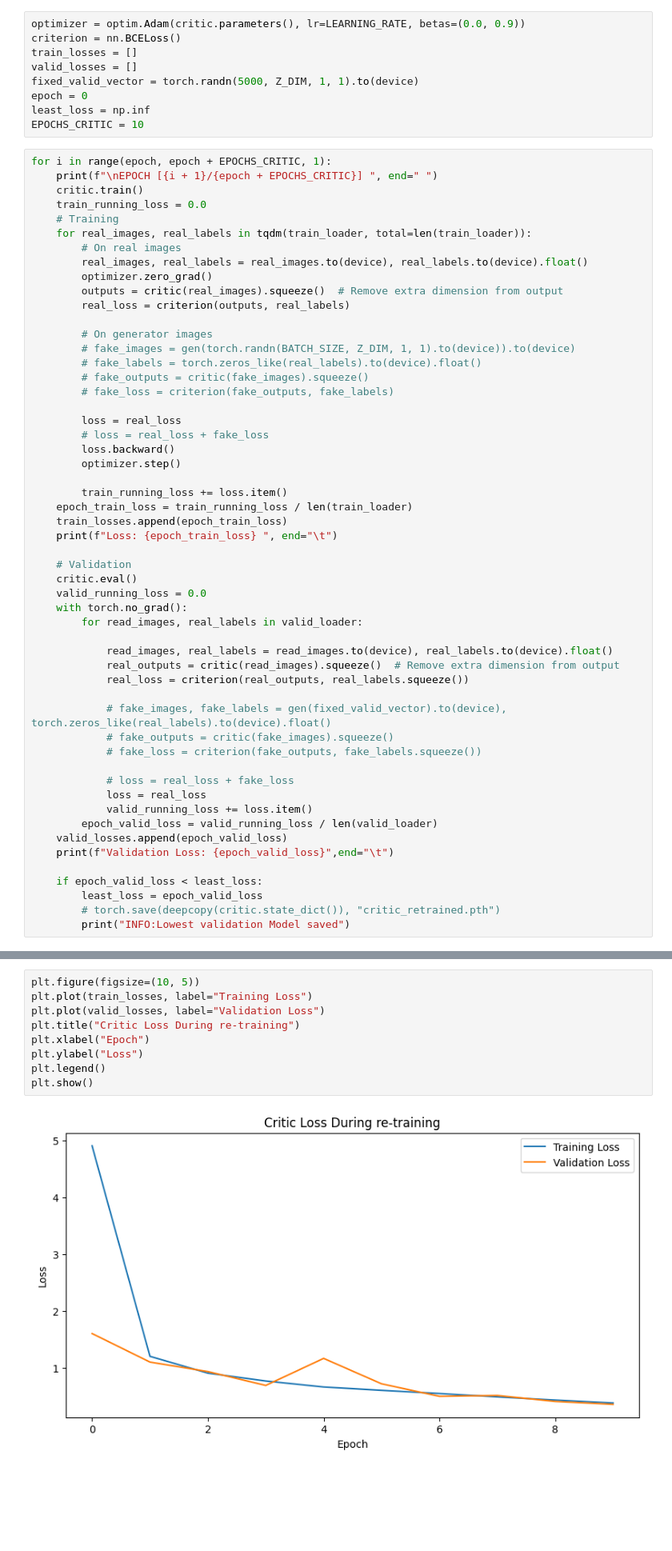
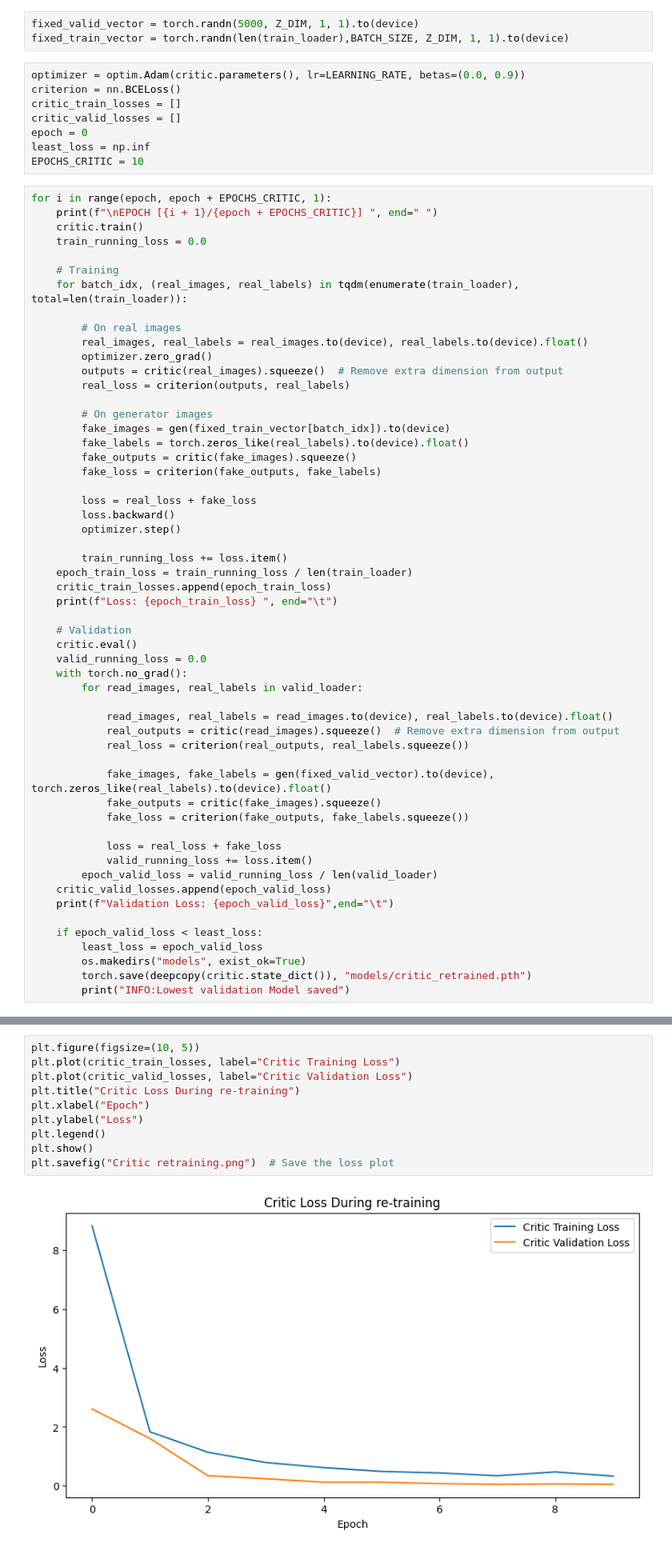
Before and after one commit to sanyamjain0315/generated-image-detection, a Jupyter notebook: WGAN.ipynb, the cells around one changed output, grey strips where cells are left out. Shown at 80% size. Saved outputs shown, nothing was run; the diff lists cells and outputs as text; blank space fills up the shorter version.

Commit message:
Final retrained models as well as benchmark models created and tested.

```diff
--- a/WGAN.ipynb
+++ b/WGAN.ipynb
@@ -501,9 +447,11 @@ tensor(1)
+# %%
+fixed_valid_vector = torch.randn(5000, Z_DIM, 1, 1).to(device)
+fixed_train_vector = torch.randn(len(train_loader),BATCH_SIZE, Z_DIM, 1, 1).to(device)
 # %%
 optimizer = optim.Adam(critic.parameters(), lr=LEARNING_RATE, betas=(0.0, 0.9))
 criterion = nn.BCELoss()
-train_losses = []
-valid_losses = []
-fixed_valid_vector = torch.randn(5000, Z_DIM, 1, 1).to(device)
+critic_train_losses = []
+critic_valid_losses = []
 epoch = 0
 least_loss = np.inf
 EPOCHS_CRITIC = 10
@@ -512,8 +460,10 @@ for i in range(epoch, epoch + EPOCHS_CRITIC, 1):
     print(f"\nEPOCH [{i + 1}/{epoch + EPOCHS_CRITIC}] ", end=" ")
     critic.train()
     train_running_loss = 0.0
+
     # Training
-    for real_images, real_labels in tqdm(train_loader, total=len(train_loader)):
+    for batch_idx, (real_images, real_labels) in tqdm(enumerate(train_loader), total=len(train_loader)):
+
         # On real images
         real_images, real_labels = real_images.to(device), real_labels.to(device).float()
         optimizer.zero_grad()
@@ -521,19 +471,18 @@ for i in range(epoch, epoch + EPOCHS_CRITIC, 1):
         real_loss = criterion(outputs, real_labels)
 
         # On generator images
-        # fake_images = gen(torch.randn(BATCH_SIZE, Z_DIM, 1, 1).to(device)).to(device)
-        # fake_labels = torch.zeros_like(real_labels).to(device).float()
-        # fake_outputs = critic(fake_images).squeeze()
-        # fake_loss = criterion(fake_outputs, fake_labels)
+        fake_images = gen(fixed_train_vector[batch_idx]).to(device)
+        fake_labels = torch.zeros_like(real_labels).to(device).float()
+        fake_outputs = critic(fake_images).squeeze()
+        fake_loss = criterion(fake_outputs, fake_labels)
 
-        loss = real_loss
-        # loss = real_loss + fake_loss
+        loss = real_loss + fake_loss
         loss.backward()
         optimizer.step()
 
         train_running_loss += loss.item()
     epoch_train_loss = train_running_loss / len(train_loader)
-    train_losses.append(epoch_train_loss)
+    critic_train_losses.append(epoch_train_loss)
     print(f"Loss: {epoch_train_loss} ", end="\t")
 
     # Validation
@@ -546,20 +495,20 @@ for i in range(epoch, epoch + EPOCHS_CRITIC, 1):
             real_outputs = critic(read_images).squeeze()  # Remove extra dimension from output
             real_loss = criterion(real_outputs, real_labels.squeeze())
 
-            # fake_images, fake_labels = gen(fixed_valid_vector).to(device), torch.zeros_like(real_labels).to(device).float()
-            # fake_outputs = critic(fake_images).squeeze()
-            # fake_loss = criterion(fake_outputs, fake_labels.squeeze())
+            fake_images, fake_labels = gen(fixed_valid_vector).to(device), torch.zeros_like(real_labels).to(device).float()
+            fake_outputs = critic(fake_images).squeeze()
+            fake_loss = criterion(fake_outputs, fake_labels.squeeze())
 
-            # loss = real_loss + fake_loss
-            loss = real_loss
+            loss = real_loss + fake_loss
             valid_running_loss += loss.item()
         epoch_valid_loss = valid_running_loss / len(valid_loader)
-    valid_losses.append(epoch_valid_loss)
+    critic_valid_losses.append(epoch_valid_loss)
     print(f"Validation Loss: {epoch_valid_loss}",end="\t")
 
     if epoch_valid_loss < least_loss:
         least_loss = epoch_valid_loss
-        # torch.save(deepcopy(critic.state_dict()), "critic_retrained.pth")
+        os.makedirs("models", exist_ok=True)
+        torch.save(deepcopy(critic.state_dict()), "models/critic_retrained.pth")
         print("INFO:Lowest validation Model saved")
 # %% [output]
 EPOCH [1/10]
@@ -591,11 +542,12 @@ Loss: 0.3909342138423133        Validation Loss: 0.3667011559009552     INFO:Low
 # %%
 plt.figure(figsize=(10, 5))
-plt.plot(train_losses, label="Training Loss")
-plt.plot(valid_losses, label="Validation Loss")
+plt.plot(critic_train_losses, label="Critic Training Loss")
+plt.plot(critic_valid_losses, label="Critic Validation Loss")
 plt.title("Critic Loss During re-training")
 plt.xlabel("Epoch")
 plt.ylabel("Loss")
 plt.legend()
 plt.show()
+plt.savefig("Critic retraining.png")  # Save the loss plot
 # %% [output]
-[figure, old version]
+[figure, new version]
```
Also changed, not shown: parts of 39 cells of this notebook, 8 other files.
